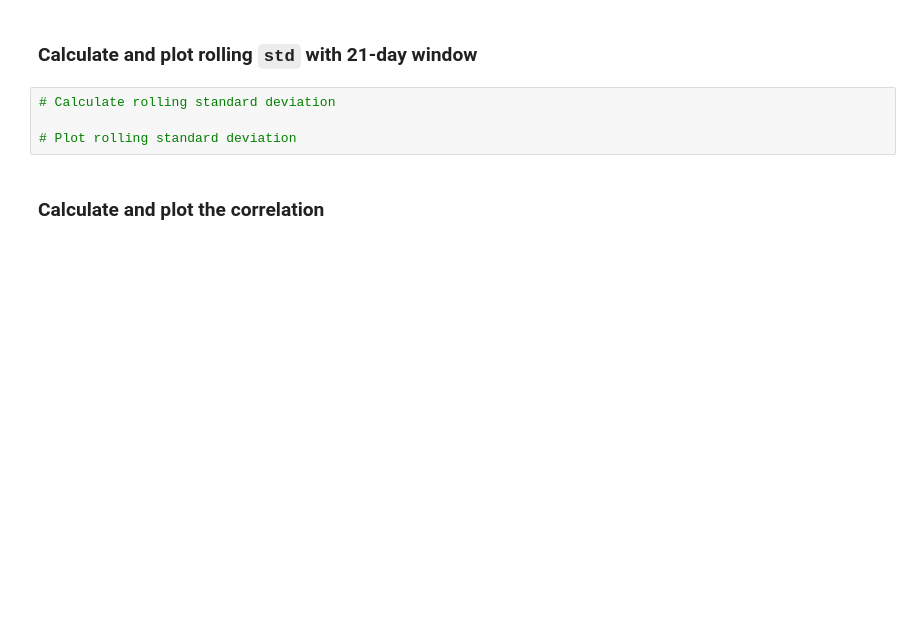
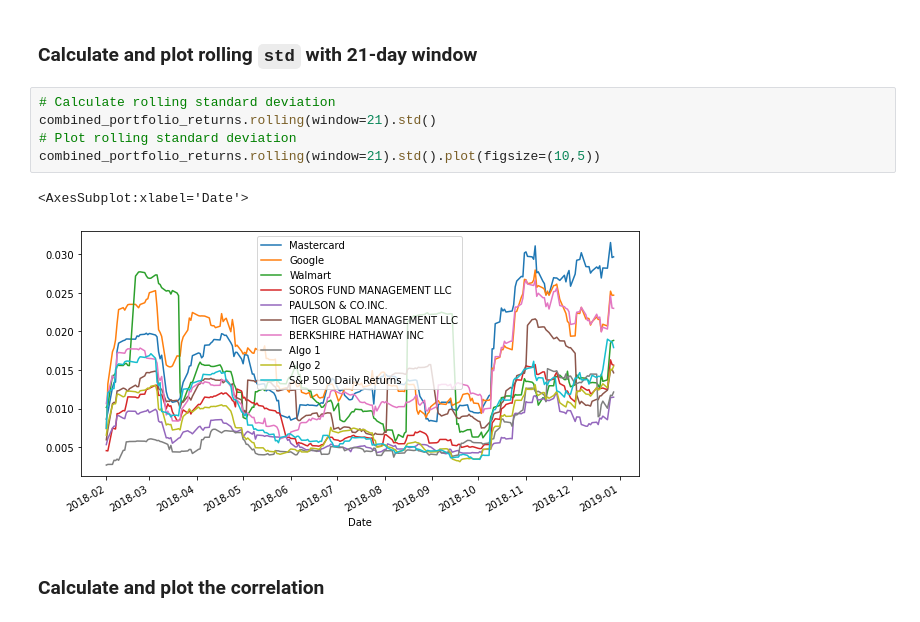
Before and after one commit to lfraccaro1/unit_4_pandas_homework, a Jupyter notebook: whale_analysis.ipynb, the cells around one changed output. Saved outputs shown, nothing was run; the diff lists cells and outputs as text; blank space fills up the shorter version.

```diff
--- a/whale_analysis.ipynb
+++ b/whale_analysis.ipynb
@@ -556,8 +538,12 @@ dtype: float64
 ### Calculate and plot rolling `std` with 21-day window
 # %%
 # Calculate rolling standard deviation
-
+combined_portfolio_returns.rolling(window=21).std()
 # Plot rolling standard deviation
+combined_portfolio_returns.rolling(window=21).std().plot(figsize=(10,5))
+# %% [output]
+<AxesSubplot:xlabel='Date'>
+[figure, added]
 # %% [markdown]
 ### Calculate and plot the correlation
 # %%
```
Also changed, not shown: parts of 8 cells of this notebook.
